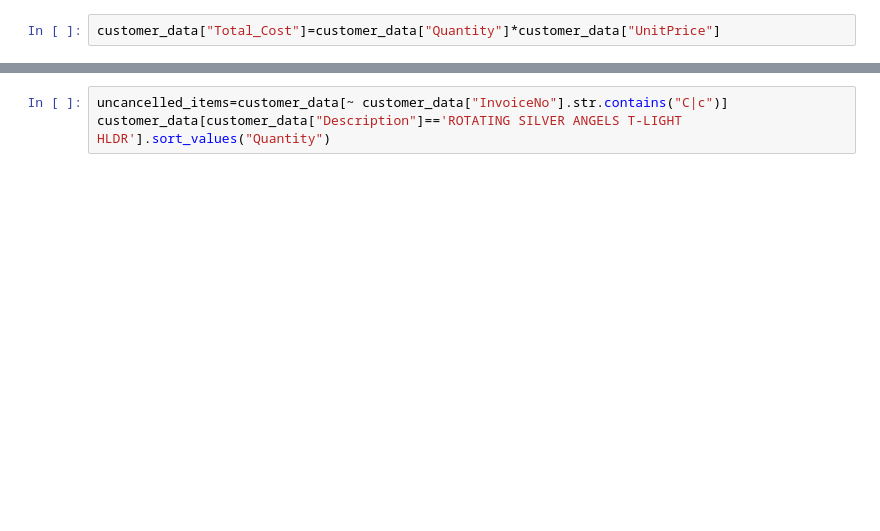
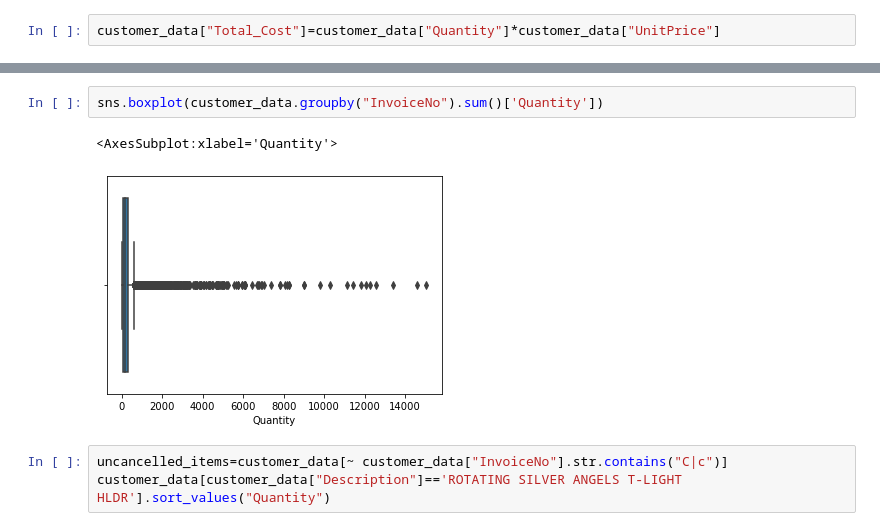
Before and after one commit to MIlanJP/Capstione-Unsupervised-Customer-Segmentation, a Jupyter notebook: Customer Segmentation.ipynb, the cells around one changed output, grey strips where cells are left out. Saved outputs shown, nothing was run; the diff lists cells and outputs as text; blank space fills up the shorter version.

```diff
--- a/Customer Segmentation.ipynb
+++ b/Customer Segmentation.ipynb
@@ -278,3 +364,8 @@ a=customer_data.groupby("Description")["Total_Cost"].sum().sort_values(ascending
+# %%
+sns.boxplot(customer_data.groupby("InvoiceNo").sum()['Quantity'])
+# %% [output]
+<AxesSubplot:xlabel='Quantity'>
+[figure, added]
 # %%
 uncancelled_items=customer_data[~ customer_data["InvoiceNo"].str.contains("C|c")]
 customer_data[customer_data["Description"]=='ROTATING SILVER ANGELS T-LIGHT HLDR'].sort_values("Quantity")
```
Also changed, not shown: parts of 32 cells of this notebook.
